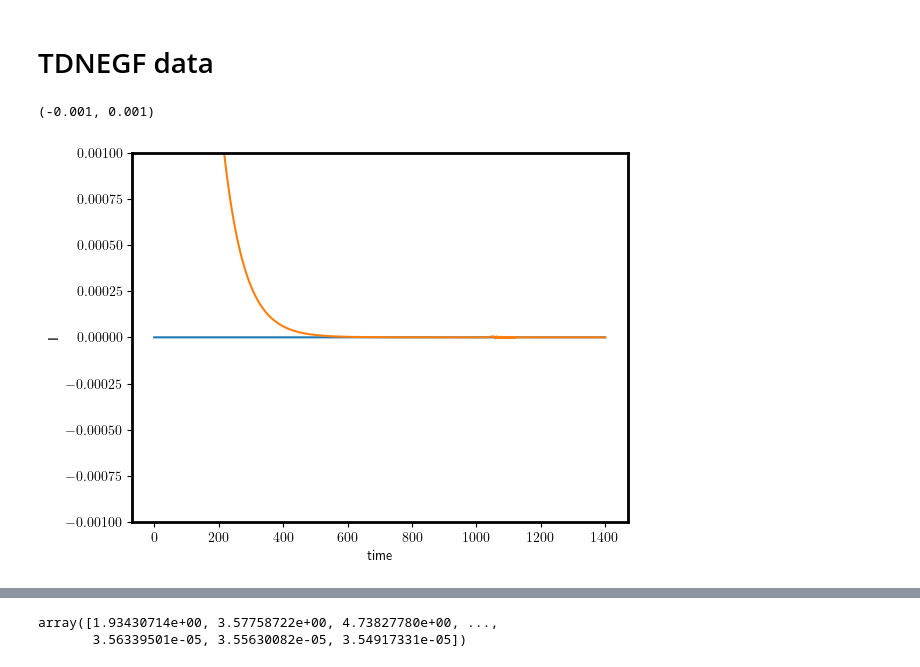
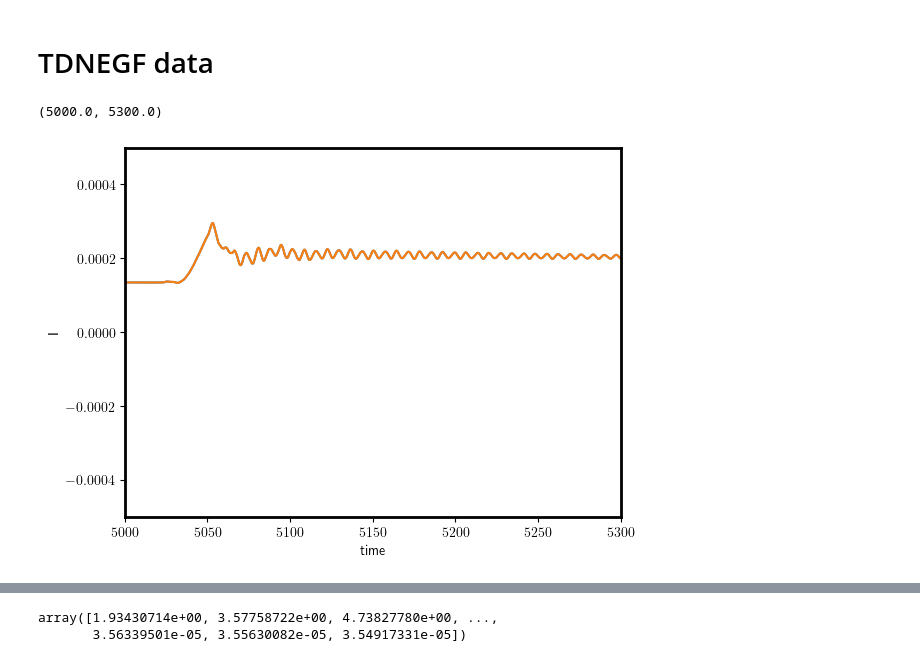
Before and after one commit to Jalil199/TDNEGF, a Jupyter notebook: Figures_main.ipynb, the cells around one changed output, grey strips where cells are left out. Drawn from its saved outputs; the diff is of its cells as text; code cells hidden in the pictures.

```diff
--- a/Figures_main.ipynb
+++ b/Figures_main.ipynb
@@ -43,18 +46,20 @@ def fourier_transform(times,data,dt):
 # %%
 fig,axs = plt.subplots(1,1)
 #plt.plot(data[f"cspins_f_{name1}"][:,0],data[f"cspins_f_{name1}"][:,13])
-axs.plot(cc_f[:,0],cc_f[:,1])
+#axs.plot(cc_f[:,0],cc_f[:,1])
 axs.plot(cc_f[:,0],cc_f[:,2])
-#axs.plot(cc_f[:,0],cc_f[:,3])
+axs.plot(cc_f[:,0],cc_f[:,3])
 axs.set_ylabel("I")
 axs.set_xlabel("time")
 #axs.set_ylim([-0.1,0.1])
 #axs.axhline(0.)
-plt.ylim([-1e-3,1e-3])
-#plt.xlim([4900,5100])
+plt.ylim([-0.5e-3,0.5e-3])
+
+plt.ylim([-0.5e-3,0.5e-3])
+plt.xlim([5000,5300])
 # %% [output]
-(-0.001, 0.001)
+(5000.0, 5300.0)
-[figure, old version]
+[figure, new version]
 # %%
 fig,axs = plt.subplots(1,1)
 #plt.plot(data[f"cspins_f_{name1}"][:,0],data[f"cspins_f_{name1}"][:,13])
```
Also changed, not shown: parts of 13 cells of this notebook, 6 other files.
